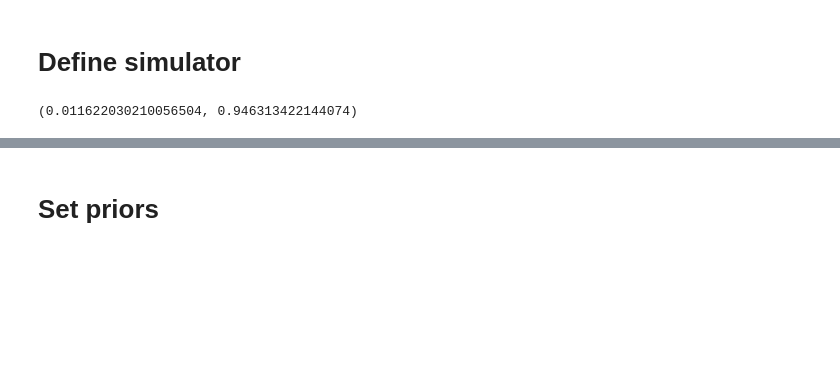
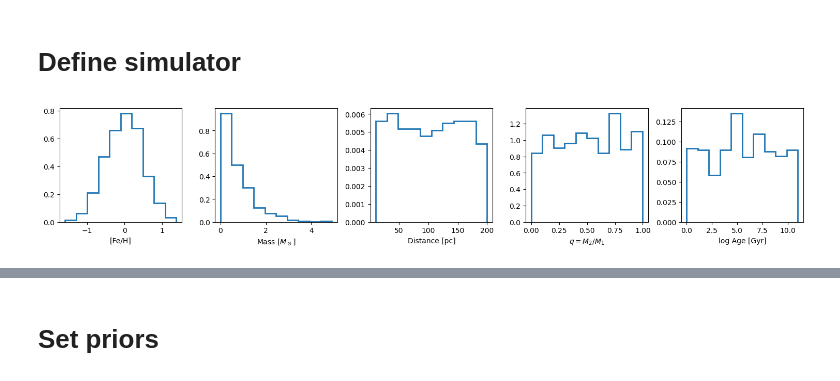
Before and after one commit to stevenalfonso/SBIforBinaryStars, a Jupyter notebook: sbi_for_binaries.ipynb, the cells around one changed output, grey strips where cells are left out. Cells and saved outputs as stored; diff of their text form; code cells hidden in the pictures; blank space fills up the shorter version.

```diff
--- a/sbi_for_binaries.ipynb
+++ b/sbi_for_binaries.ipynb
@@ -130,7 +85,3 @@ def simulator(theta):
 
 # custom_prior = StellarPrior()
 # prior, *_ = process_prior(custom_prior, custom_prior_wrapper_kwargs=custom_prior.bounds)
-# %%
-age_lower, age_upper
-# %% [output]
-(0.011622030210056504, 0.946313422144074)
@@ -138,0 +88,30 @@ age_lower, age_upper
+# %%
+from torch.distributions import (Uniform, Normal, Exponential)
+
+n_sample = 500
+fig, ax = plt.subplots(1,5, figsize=(15,3))
+
+normal_distribution = Normal(loc=0.0, scale=0.5)
+ax[0].hist(normal_distribution.sample((n_sample,)), histtype='step', lw=2, density=True)
+ax[0].set_xlabel(r'[Fe/H]')
+
+exponential_distribution = Exponential(rate=1.35)
+ax[1].hist(exponential_distribution.sample((n_sample,)), histtype='step', lw=2, density=True)
+ax[1].set_xlabel(r'Mass [$M_\odot$]')
+
+uniform_distribution_on_distance = Uniform(low=10.0, high=200.)
+ax[2].hist(uniform_distribution_on_distance.sample((n_sample,)), histtype='step', lw=2, density=True)
+ax[2].set_xlabel('Distance [pc]')
+
+uniform_distribution_on_q = Uniform(low=0.0, high=1.0)
+ax[3].hist(uniform_distribution_on_q.sample((n_sample,)), histtype='step', lw=2, density=True)
+ax[3].set_xlabel(r'$q=M_2 / M_1$')
+
+uniform_distribution_on_age = Uniform(low=0.01, high=11.0)
+ax[4].hist(uniform_distribution_on_age.sample((n_sample,)), histtype='step', lw=2, density=True)
+ax[4].set_xlabel('log Age [Gyr]')
+
+fig.tight_layout()
+plt.show()
+# %% [output]
+[figure, added]
```
Also changed, not shown: parts of 52 cells of this notebook, 2 other files.
